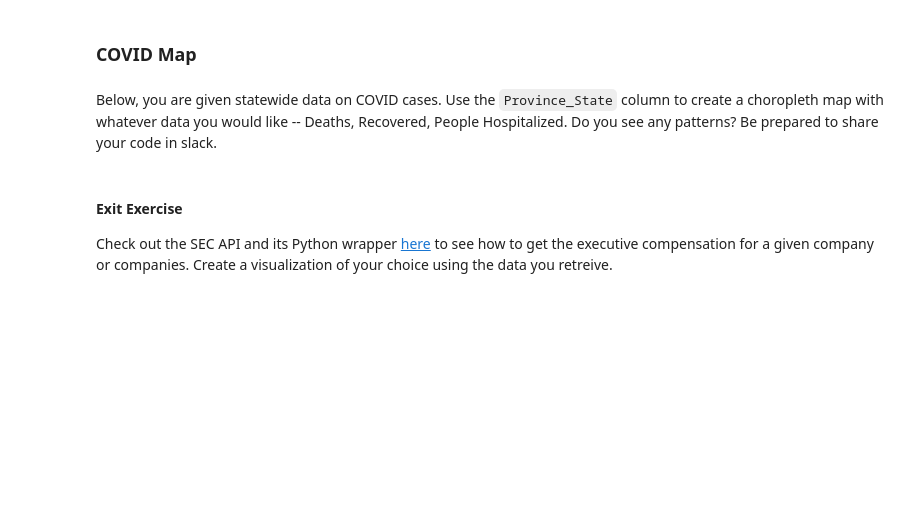
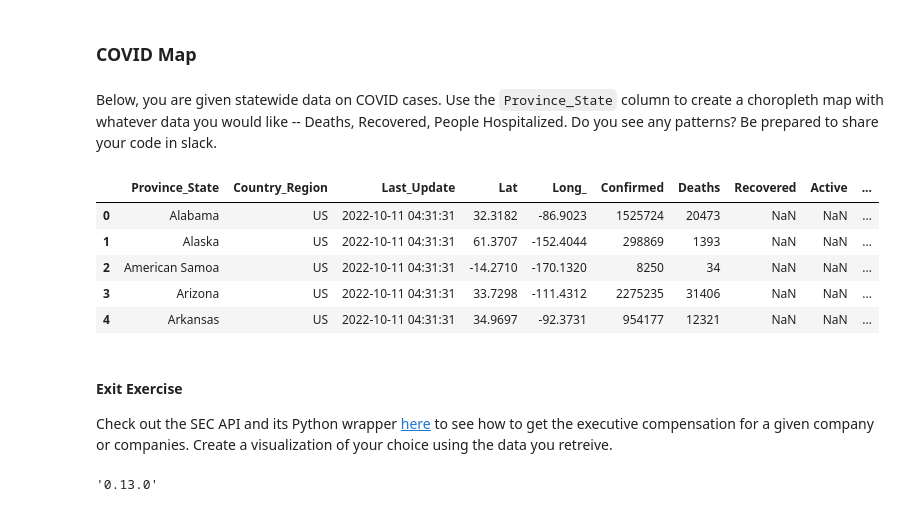
Before and after one commit to gilad247/NYU-Bootcamp, a Jupyter notebook: notebooks/module_1/class_12/folium_exs-clean.ipynb, the cells around one changed output. Drawn from its saved outputs; the diff is of its cells as text; code cells hidden in the pictures; blank space fills up the shorter version.

```diff
--- a/notebooks/module_1/class_12/folium_exs-clean.ipynb
+++ b/notebooks/module_1/class_12/folium_exs-clean.ipynb
@@ -113,7 +250,14 @@ Below, you are given statewide data on COVID cases.  Use the `Province_State` co
 # %%
 cdf = pd.read_csv('https://raw.githubusercontent.com/CSSEGISandData/COVID-19/master/csse_covid_19_data/csse_covid_19_daily_reports_us/10-10-2022.csv')
 # %%
-cdf.info()
+cdf.head()
+# %% [output]
+|  | Province_State | Country_Region | Last_Update | Lat | Long_ | Confirmed | Deaths | Recovered | Active | ... |
+| 0 | Alabama | US | 2022-10-11 04:31:31 | 32.3182 | -86.9023 | 1525724 | 20473 | NaN | NaN | ... |
+| 1 | Alaska | US | 2022-10-11 04:31:31 | 61.3707 | -152.4044 | 298869 | 1393 | NaN | NaN | ... |
+| 2 | American Samoa | US | 2022-10-11 04:31:31 | -14.2710 | -170.1320 | 8250 | 34 | NaN | NaN | ... |
+| 3 | Arizona | US | 2022-10-11 04:31:31 | 33.7298 | -111.4312 | 2275235 | 31406 | NaN | NaN | ... |
+| 4 | Arkansas | US | 2022-10-11 04:31:31 | 34.9697 | -92.3731 | 954177 | 12321 | NaN | NaN | ... |
 # %%
 #columns = ['Province_State, 'Deaths']
 #key_on = 'feature.properties.name'
@@ -121,3 +265,7 @@ cdf.info()
 #### Exit Exercise
 
 Check out the SEC API and its Python wrapper [here](https://sec-api.io/docs/executive-compensation-api/python-example) to see how to get the executive compensation for a given company or companies.  Create a visualization of your choice using the data you retreive.
+# %%
+folium.__version__
+# %% [output]
+'0.13.0'
```
Also changed, not shown: parts of 30 cells of this notebook, 2 other files.
